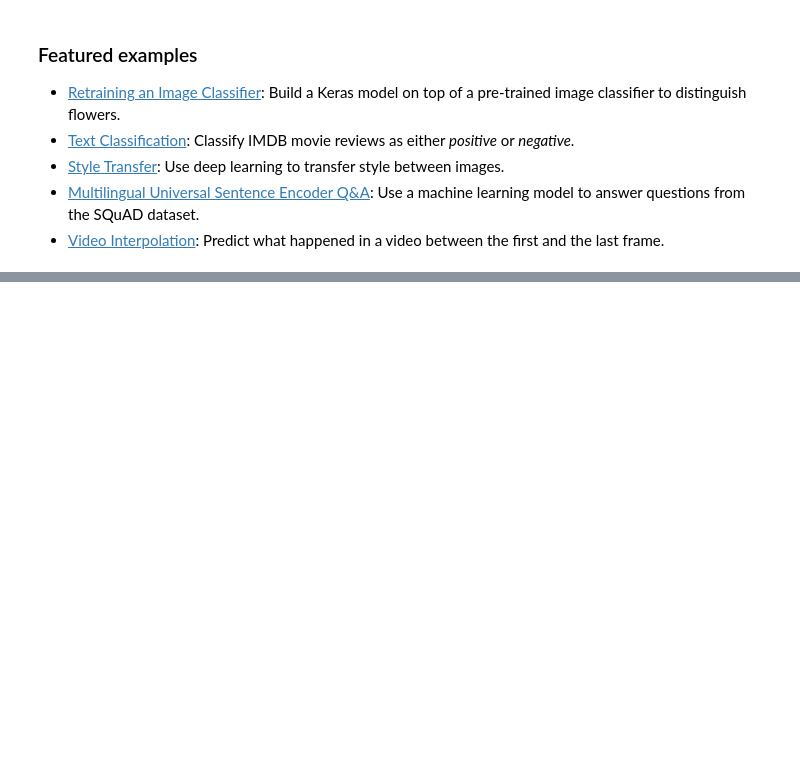
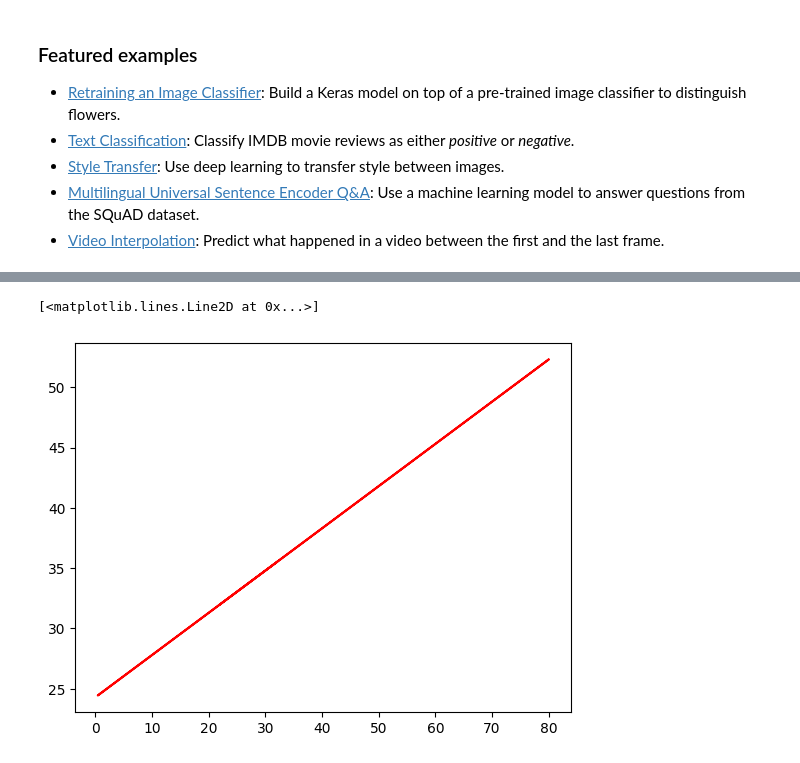
Before and after one commit to Ikanggggg/Activity-1_Feb.22, a Jupyter notebook: Welcome_To_Colab.ipynb, the cells around one changed output, grey strips where cells are left out. Cells and saved outputs as stored; diff of their text form; code cells hidden in the pictures; blank space fills up the shorter version.

```diff
--- a/Welcome_To_Colab.ipynb
+++ b/Welcome_To_Colab.ipynb
@@ -299,0 +215,5 @@ dtype: object
+# %%
+plt.plot(x,y_pred,color='red',label='Linear fit')
+# %% [output]
+[<matplotlib.lines.Line2D at 0x...>]
+[figure, added]
```
Also changed, not shown: parts of 32 cells of this notebook.
